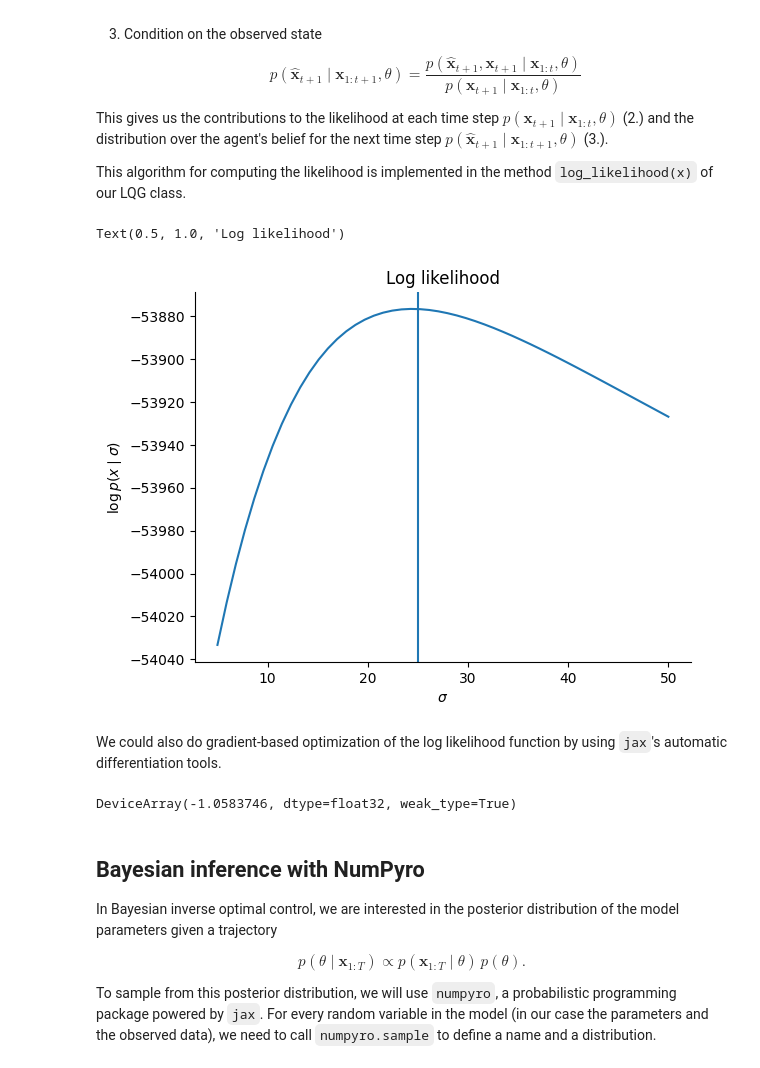
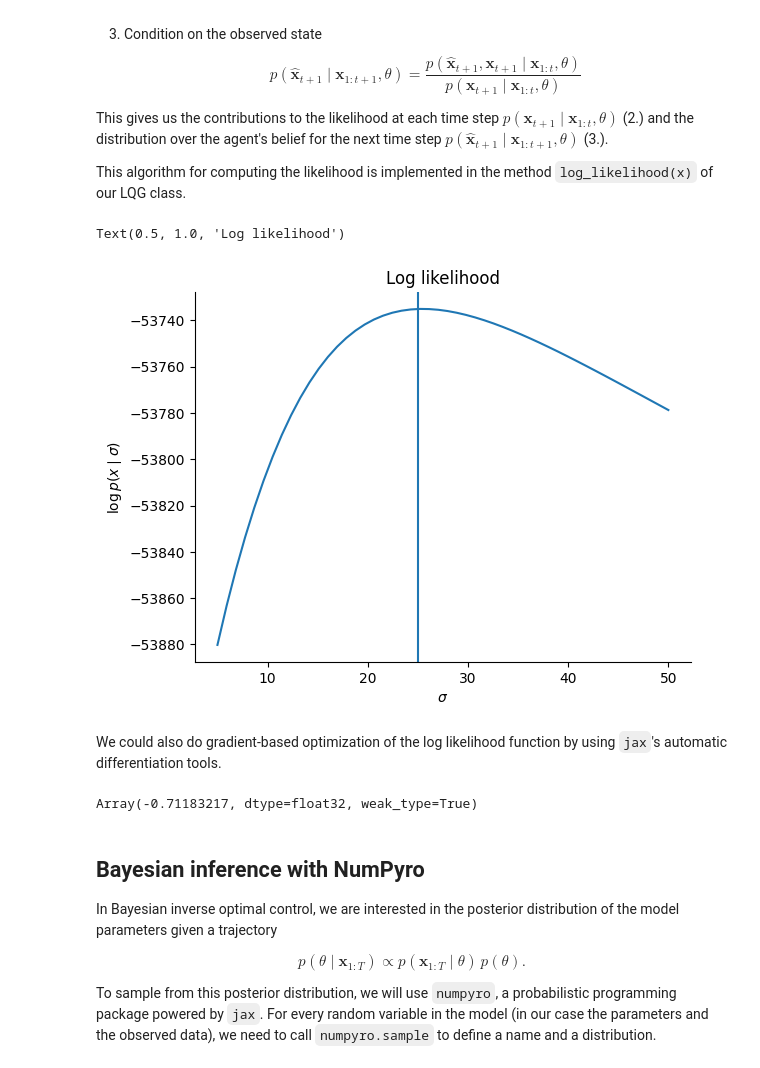
Before and after one commit to RothkopfLab/lqg, a Jupyter notebook: notebooks/Tutorial.ipynb, the cells around one changed output. Drawn from its saved outputs; the diff is of its cells as text; code cells hidden in the pictures.

```diff
--- a/notebooks/Tutorial.ipynb
+++ b/notebooks/Tutorial.ipynb
@@ -234,7 +234,7 @@ class BoundedActor(LQG):
         R = jnp.eye(1) * action_cost
 
 
-        super().__init__(A=A, B=B, F=F, V=V, W=W, Q=Q, R=R, T=T-1)
+        super().__init__(A=A, B=B, F=F, V=V, W=W, Q=Q, R=R, T=T)
 # %% [markdown]
 We can now simulate data from the model given the four parameters. To do this efficiently, we `jit`-compile the simulation function.
 
@@ -575,41 +463,41 @@ $$
 This gives us the contributions to the likelihood at each time step $p(\mathbf x_{t+1} \mid \mathbf x_{1:t}, \theta)$ (2.) and the distribution over the agent's belief for the next time step $p(\hat{\mathbf{x}}_{t+1} \mid \mathbf x_{1:t+1}, \theta)$ (3.).
 
 This algorithm for computing the likelihood is implemented in the method `log_likelihood(x)` of our LQG class.
+# %%
+true_params = dict(sigma_target=25.,
+                   action_variability=0.5,
+                   action_cost=0.5,
+                   sigma_cursor=3.)
+
+# simulate some data
+model = BoundedActor(**true_params)
+x = model.simulate(random.PRNGKey(123), n=50)
 # %%
-true_params = dict(sigma_target=25.,
-                   action_variability=0.5,
-                   action_cost=0.5,
-                   sigma_cursor=3.)
-
-# simulate some data
-model = BoundedActor(**true_params)
-x = model.simulate(random.PRNGKey(100), n=50)
-
 # log likelihood of one parameter, keeping others constant at the true value
 def ll(sigma):
     return BoundedActor(sigma_target=sigma,
                       action_variability=true_params["action_variability"],
                       action_cost=true_params["action_cost"],
                       sigma_cursor=true_params["sigma_cursor"]
                       ).log_likelihood(x).sum()
 
 # range of parameter values
 sigmas = jnp.linspace(5., 50.)
 
 plt.plot(sigmas, vmap(ll)(sigmas))
 plt.axvline(25.)
 plt.xlabel(r"$\sigma$")
 plt.ylabel(r"$\log p(x \mid \sigma)$")
 plt.title("Log likelihood")
 # %% [output]
 Text(0.5, 1.0, 'Log likelihood')
-[figure, old version]
+[figure, new version]
 # %% [markdown]
 We could also do gradient-based optimization of the log likelihood function by using `jax`'s automatic differentiation tools.
 # %%
 grad(ll)(28.)
 # %% [output]
-DeviceArray(-1.0583746, dtype=float32, weak_type=True)
+Array(-0.71183217, dtype=float32, weak_type=True)
 # %% [markdown]
 ## Bayesian inference with NumPyro
 
```
Also changed, not shown: parts of 11 cells of this notebook, 6 other files.
